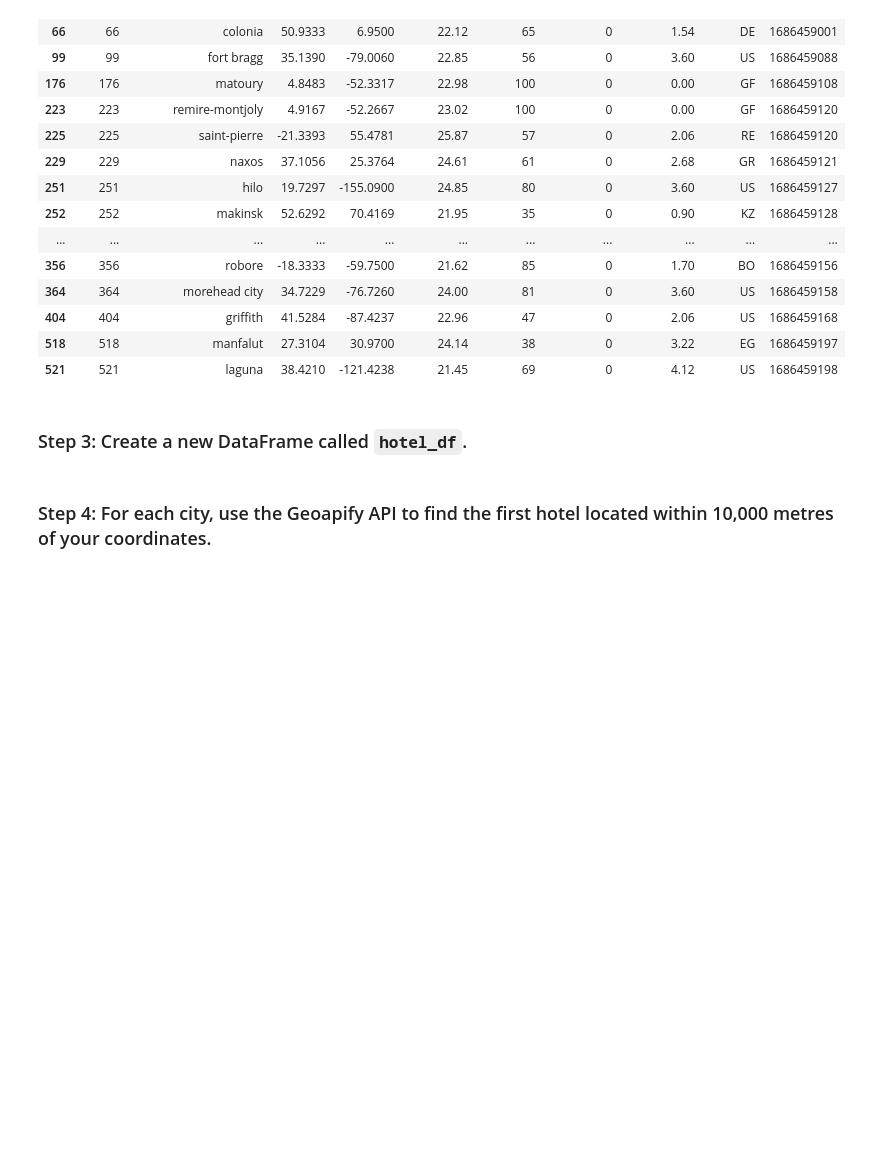
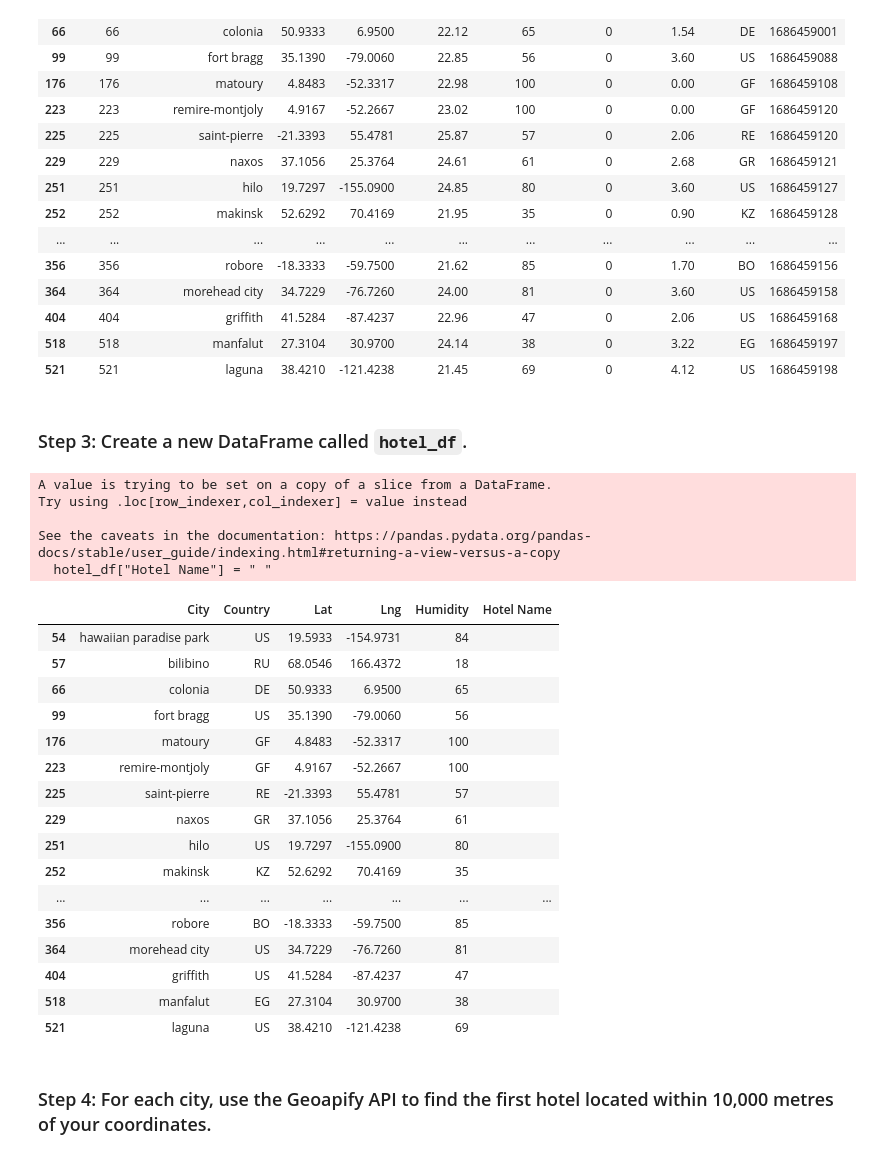
Before and after one commit to benrich322/python-api-challenge, a Jupyter notebook: WeatherPy/VacationPy.ipynb, the cells around one changed output. Drawn from its saved outputs; the diff is of its cells as text; code cells hidden in the pictures; blank space fills up the shorter version.

```diff
--- a/WeatherPy/VacationPy.ipynb
+++ b/WeatherPy/VacationPy.ipynb
@@ -79,11 +79,34 @@ city_data_df
 # %%
 # Use the Pandas copy function to create DataFrame called hotel_df to store the city, country, coordinates, and humidity
 # YOUR CODE HERE
+hotel_df = city_data_df.iloc[:, [1,8,2,3,5]]
 
 # Add an empty column, "Hotel Name," to the DataFrame so you can store the hotel found using the Geoapify API
-# YOUR CODE HERE
-
-# Display sample data
-# YOUR CODE HERE
+hotel_df["Hotel Name"] = " "
+#hotel_df.insert(10,"Hotel Name", " ")
+hotel_df
+# %% [output]
+A value is trying to be set on a copy of a slice from a DataFrame.
+Try using .loc[row_indexer,col_indexer] = value instead
+
+See the caveats in the documentation: https://pandas.pydata.org/pandas-docs/stable/user_guide/indexing.html#returning-a-view-versus-a-copy
+  hotel_df["Hotel Name"] = " "
+|  | City | Country | Lat | Lng | Humidity | Hotel Name |
+| 54 | hawaiian paradise park | US | 19.5933 | -154.9731 | 84 |  |
+| 57 | bilibino | RU | 68.0546 | 166.4372 | 18 |  |
+| 66 | colonia | DE | 50.9333 | 6.9500 | 65 |  |
+| 99 | fort bragg | US | 35.1390 | -79.0060 | 56 |  |
+| 176 | matoury | GF | 4.8483 | -52.3317 | 100 |  |
+| 223 | remire-montjoly | GF | 4.9167 | -52.2667 | 100 |  |
+| 225 | saint-pierre | RE | -21.3393 | 55.4781 | 57 |  |
+| 229 | naxos | GR | 37.1056 | 25.3764 | 61 |  |
+| 251 | hilo | US | 19.7297 | -155.0900 | 80 |  |
+| 252 | makinsk | KZ | 52.6292 | 70.4169 | 35 |  |
+| ... | ... | ... | ... | ... | ... | ... |
+| 356 | robore | BO | -18.3333 | -59.7500 | 85 |  |
+| 364 | morehead city | US | 34.7229 | -76.7260 | 81 |  |
+| 404 | griffith | US | 41.5284 | -87.4237 | 47 |  |
+| 518 | manfalut | EG | 27.3104 | 30.9700 | 38 |  |
+| 521 | laguna | US | 38.4210 | -121.4238 | 69 |  |
 # %% [markdown]
 ### Step 4: For each city, use the Geoapify API to find the first hotel located within 10,000 metres of your coordinates.
```
Also changed, not shown: parts of 1 cell of this notebook.
